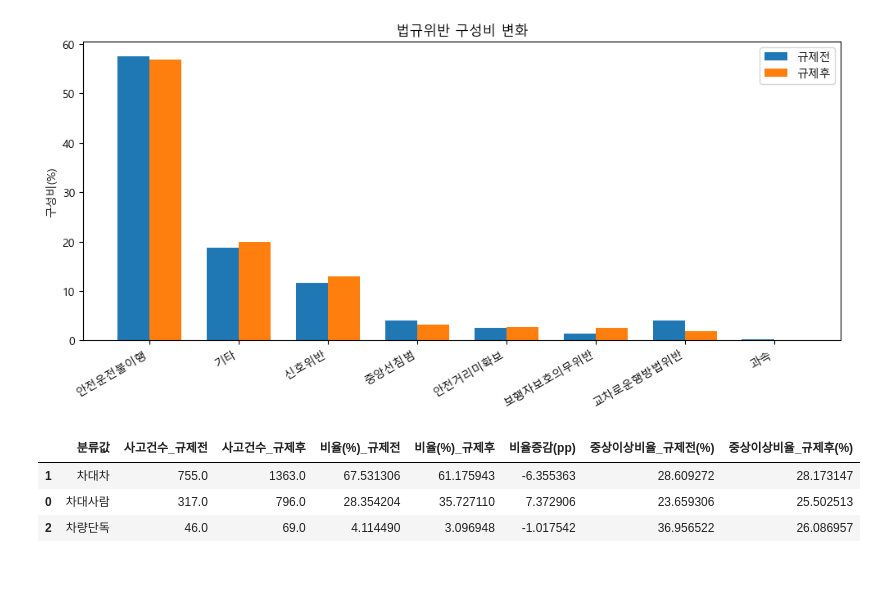
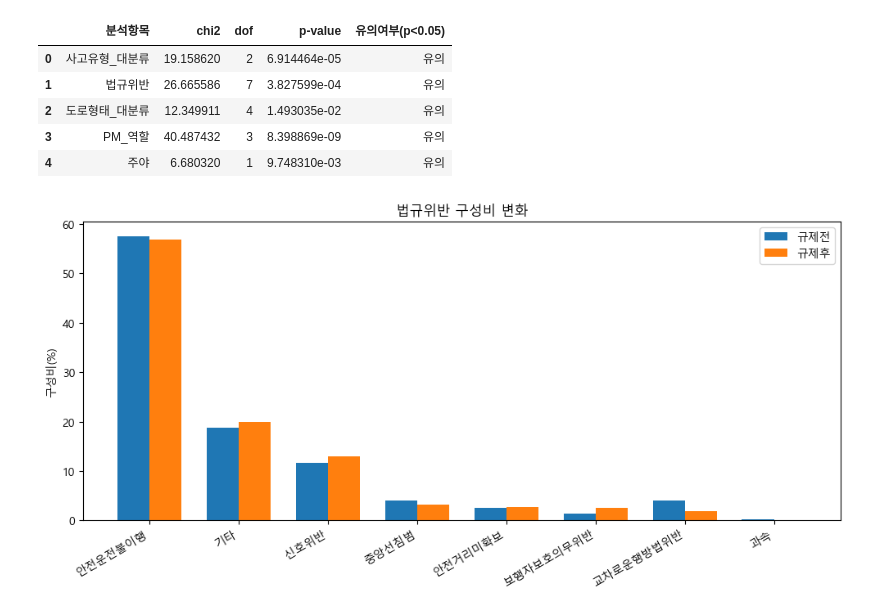
Before and after one commit to cjs5970/seoul-pm-safety-analysis, a Jupyter notebook: analysis/서영웅_분석_결과/추가분석4_사고유형_법규위반_심화분석.ipynb, the cells around one changed output. Cells and saved outputs as stored; diff of their text form; code cells hidden in the pictures; blank space fills up the shorter version.

```diff
--- a/analysis/서영웅_분석_결과/추가분석4_사고유형_법규위반_심화분석.ipynb
+++ b/analysis/서영웅_분석_결과/추가분석4_사고유형_법규위반_심화분석.ipynb
@@ -58,3 +62,25 @@ display(detail.sort_values(['분석항목', '사고건수_규제후'], ascending
+# %%
+chi_rows = []
+for col in cols:
+    contingency = pd.crosstab(pm_unit['규제구분'], pm_unit[col])
+    chi2, p_value, dof, expected = stats.chi2_contingency(contingency)
+    chi_rows.append({
+        '분석항목': col,
+        'chi2': chi2,
+        'dof': dof,
+        'p-value': p_value,
+        '유의여부(p<0.05)': '유의' if p_value < 0.05 else '유의하지 않음'
+    })
+
+chi_result = pd.DataFrame(chi_rows)
+display(chi_result)
+# %% [output]
+|  | 분석항목 | chi2 | dof | p-value | 유의여부(p<0.05) |
+| 0 | 사고유형_대분류 | 19.158620 | 2 | 6.914464e-05 | 유의 |
+| 1 | 법규위반 | 26.665586 | 7 | 3.827599e-04 | 유의 |
+| 2 | 도로형태_대분류 | 12.349911 | 4 | 1.493035e-02 | 유의 |
+| 3 | PM_역할 | 40.487432 | 3 | 8.398869e-09 | 유의 |
+| 4 | 주야 | 6.680320 | 1 | 9.748310e-03 | 유의 |
 # %%
 law = detail[detail['분석항목'] == '법규위반'].sort_values('사고건수_규제후', ascending=False).head(8)
 plt.figure(figsize=(10, 5))
@@ -67,12 +93,5 @@ plt.title('법규위반 구성비 변화')
 plt.legend()
 plt.tight_layout()
 plt.show()
-
-atype = detail[detail['분석항목'] == '사고유형_대분류'].sort_values('사고건수_규제후', ascending=False)
-display(atype[['분류값', '사고건수_규제전', '사고건수_규제후', '비율(%)_규제전', '비율(%)_규제후', '비율증감(pp)', '중상이상비율_규제전(%)', '중상이상비율_규제후(%)']])
 # %% [output]
 [figure]
-|  | 분류값 | 사고건수_규제전 | 사고건수_규제후 | 비율(%)_규제전 | 비율(%)_규제후 | 비율증감(pp) | 중상이상비율_규제전(%) | 중상이상비율_규제후(%) |
-| 1 | 차대차 | 755.0 | 1363.0 | 67.531306 | 61.175943 | -6.355363 | 28.609272 | 28.173147 |
-| 0 | 차대사람 | 317.0 | 796.0 | 28.354204 | 35.727110 | 7.372906 | 23.659306 | 25.502513 |
-| 2 | 차량단독 | 46.0 | 69.0 | 4.114490 | 3.096948 | -1.017542 | 36.956522 | 26.086957 |
```
Also changed, not shown: parts of 7 cells of this notebook, 1 other file.
